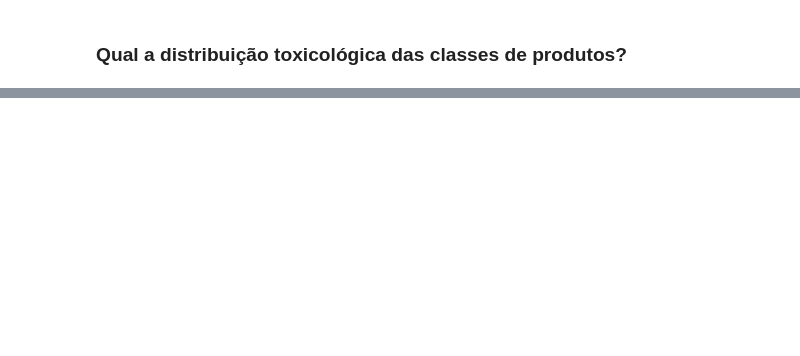
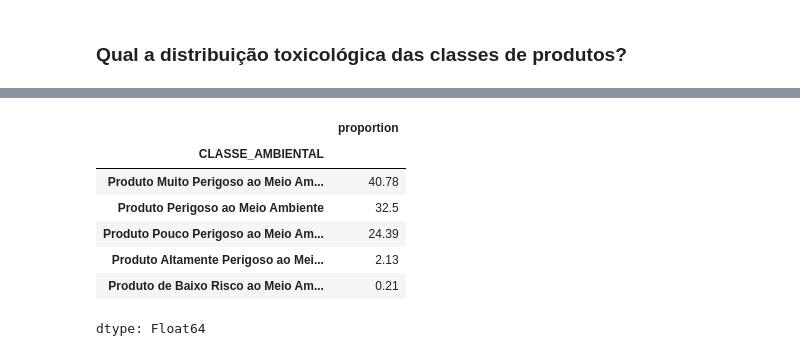
Before and after one commit to luan-vsd/Analise-Agrofit, a Jupyter notebook: notebooks/agrofit.ipynb, the cells around one changed output, grey strips where cells are left out. Cells and saved outputs as stored; diff of their text form; code cells hidden in the pictures; blank space fills up the shorter version.

```diff
--- a/notebooks/agrofit.ipynb
+++ b/notebooks/agrofit.ipynb
@@ -742,0 +811,14 @@ Reguladores de crescimento são predominantemente seguros ou não classificados.
+# %%
+ambiental_df = df[['NR_REGISTRO', 'CLASSE_AMBIENTAL']].drop_duplicates(subset='NR_REGISTRO')
+
+tot_class_amb = round(ambiental_df['CLASSE_AMBIENTAL'].value_counts(normalize=True) * 100, 2)
+tot_class_amb
+# %% [output]
+|  | proportion |
+| CLASSE_AMBIENTAL |  |
+| Produto Muito Perigoso ao Meio Am... | 40.78 |
+| Produto Perigoso ao Meio Ambiente | 32.5 |
+| Produto Pouco Perigoso ao Meio Am... | 24.39 |
+| Produto Altamente Perigoso ao Mei... | 2.13 |
+| Produto de Baixo Risco ao Meio Am... | 0.21 |
+dtype: Float64
```
Also changed, not shown: parts of 42 cells of this notebook.
